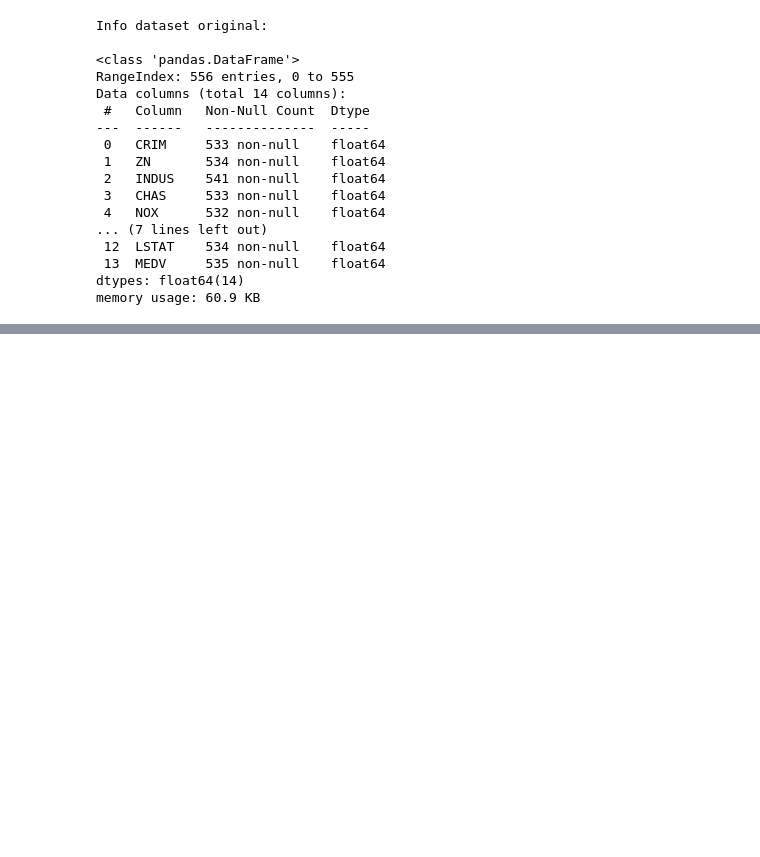
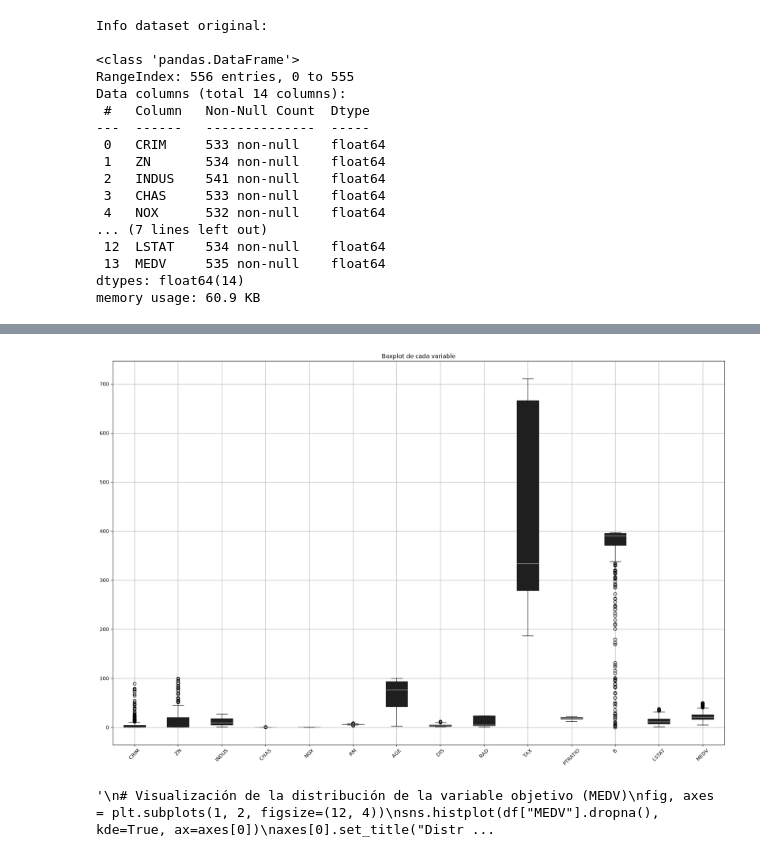
Before and after one commit to alejacos/TP_AA1_Acosta_Hauret_Rinaldi_Torres, a Jupyter notebook: TP_1/scr/EDA.ipynb, the cells around one changed output, grey strips where cells are left out. Saved outputs shown, nothing was run; the diff lists cells and outputs as text; code cells hidden in the pictures; blank space fills up the shorter version.

```diff
--- a/TP_1/scr/EDA.ipynb
+++ b/TP_1/scr/EDA.ipynb
@@ -46,0 +265,25 @@ print(df.head(10))
+# %%
+# Boxplot de cada variable para observar cuartiles y outliers
+plt.figure(figsize=(18, 12))
+df.boxplot(rot=45, patch_artist=True)
+plt.title('Boxplot de cada variable')
+plt.tight_layout()
+#plt.savefig('./outputs/boxplot_variables.png', dpi=200)
+plt.show()
+# %% [output]
+[figure, added]
+# %%
+
+"""
+# Visualización de la distribución de la variable objetivo (MEDV)
+fig, axes = plt.subplots(1, 2, figsize=(12, 4))
+sns.histplot(df["MEDV"].dropna(), kde=True, ax=axes[0])
+axes[0].set_title("Distribución de MEDV")
+sns.boxplot(x=df["MEDV"].dropna(), ax=axes[1])
+axes[1].set_title("Boxplot de MEDV")
+plt.tight_layout()
+#plt.savefig('./outputs/distribucion_medv_post_imputacion.png', dpi=200)
+plt.show()
+"""
+# %% [output]
+'\n# Visualización de la distribución de la variable objetivo (MEDV)\nfig, axes = plt.subplots(1, 2, figsize=(12, 4))\nsns.histplot(df["MEDV"].dropna(), kde=True, ax=axes[0])\naxes[0].set_title("Distr ...
```
Also changed, not shown: parts of 15 cells of this notebook.
